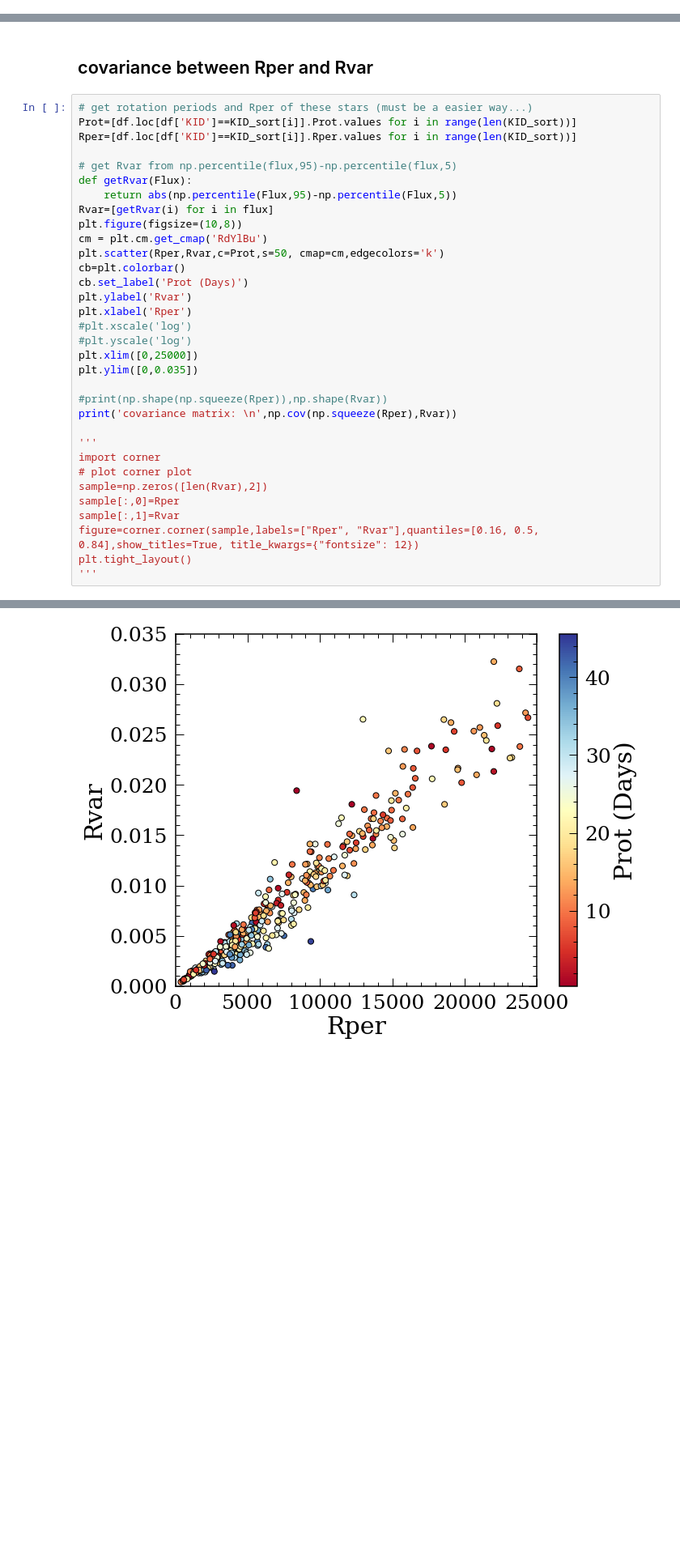
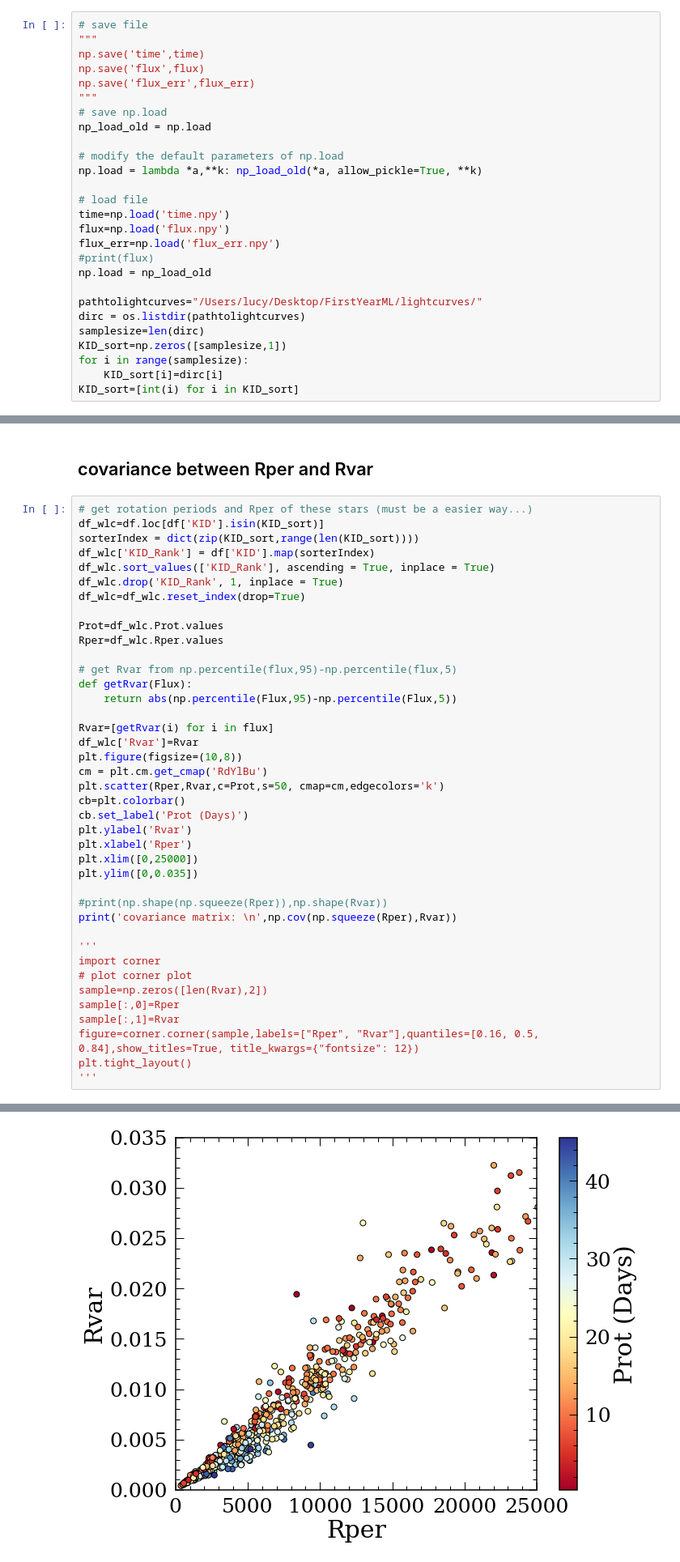
Before and after one commit to lyx12311/Mdwarf, a Jupyter notebook: Rvar.ipynb, the cells around one changed output, grey strips where cells are left out. Shown at 81% size. Saved outputs shown, nothing was run; the diff lists cells and outputs as text; blank space fills up the shorter version.

```diff
--- a/Rvar.ipynb
+++ b/Rvar.ipynb
@@ -174,3 +174,30 @@ np.save('flux_err',flux_err)
+# %%
+# save file
+"""
+np.save('time',time)
+np.save('flux',flux)
+np.save('flux_err',flux_err)
+"""
+# save np.load
+np_load_old = np.load
+
+# modify the default parameters of np.load
+np.load = lambda *a,**k: np_load_old(*a, allow_pickle=True, **k)
+
+# load file
+time=np.load('time.npy')
+flux=np.load('flux.npy')
+flux_err=np.load('flux_err.npy')
+#print(flux)
+np.load = np_load_old
+
+pathtolightcurves="/Users/lucy/Desktop/FirstYearML/lightcurves/"
+dirc = os.listdir(pathtolightcurves)
+samplesize=len(dirc)
+KID_sort=np.zeros([samplesize,1])
+for i in range(samplesize):
+    KID_sort[i]=dirc[i]
+KID_sort=[int(i) for i in KID_sort]
 # %%
 import timeit
 print('Time for using i directly from flux:', timeit.timeit(lambda:[(np.percentile(i,95)-np.percentile(i,5)) for i in flux], number=5000))
@@ -182,13 +209,22 @@ Time for using i from indexing: 1836.4939223110123
 ## covariance between Rper and Rvar
 # %%
 # get rotation periods and Rper of these stars (must be a easier way...)
-Prot=[df.loc[df['KID']==KID_sort[i]].Prot.values for i in range(len(KID_sort))]
-Rper=[df.loc[df['KID']==KID_sort[i]].Rper.values for i in range(len(KID_sort))]
+df_wlc=df.loc[df['KID'].isin(KID_sort)]
+sorterIndex = dict(zip(KID_sort,range(len(KID_sort))))
+df_wlc['KID_Rank'] = df['KID'].map(sorterIndex)
+df_wlc.sort_values(['KID_Rank'], ascending = True, inplace = True)
+df_wlc.drop('KID_Rank', 1, inplace = True)
+df_wlc=df_wlc.reset_index(drop=True)
+
+Prot=df_wlc.Prot.values
+Rper=df_wlc.Rper.values
 
 # get Rvar from np.percentile(flux,95)-np.percentile(flux,5)
 def getRvar(Flux):
     return abs(np.percentile(Flux,95)-np.percentile(Flux,5))
+
 Rvar=[getRvar(i) for i in flux]
+df_wlc['Rvar']=Rvar
 plt.figure(figsize=(10,8))
 cm = plt.cm.get_cmap('RdYlBu')
 plt.scatter(Rper,Rvar,c=Prot,s=50, cmap=cm,edgecolors='k')
@@ -196,8 +232,6 @@ cb=plt.colorbar()
 cb.set_label('Prot (Days)')
 plt.ylabel('Rvar')
 plt.xlabel('Rper')
-#plt.xscale('log')
-#plt.yscale('log')
 plt.xlim([0,25000])
 plt.ylim([0,0.035])
 
@@ -221,4 +268,4 @@ covariance matrix:
-[figure, old version]
+[figure, new version]
 # %% [markdown]
 ## Cut into 27 days
 # %%
```
Also changed, not shown: parts of 47 cells of this notebook.
